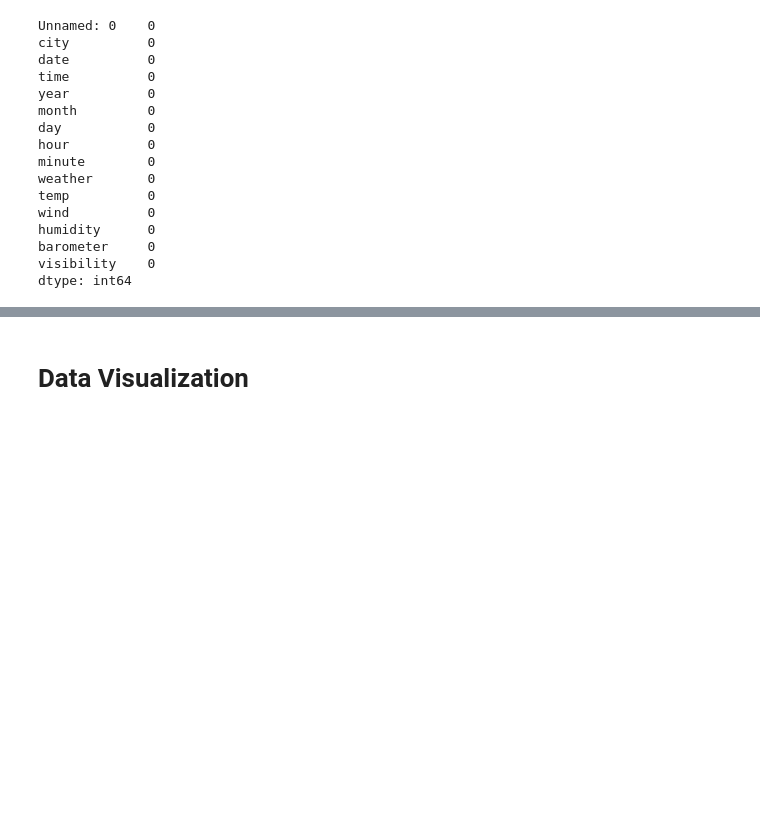
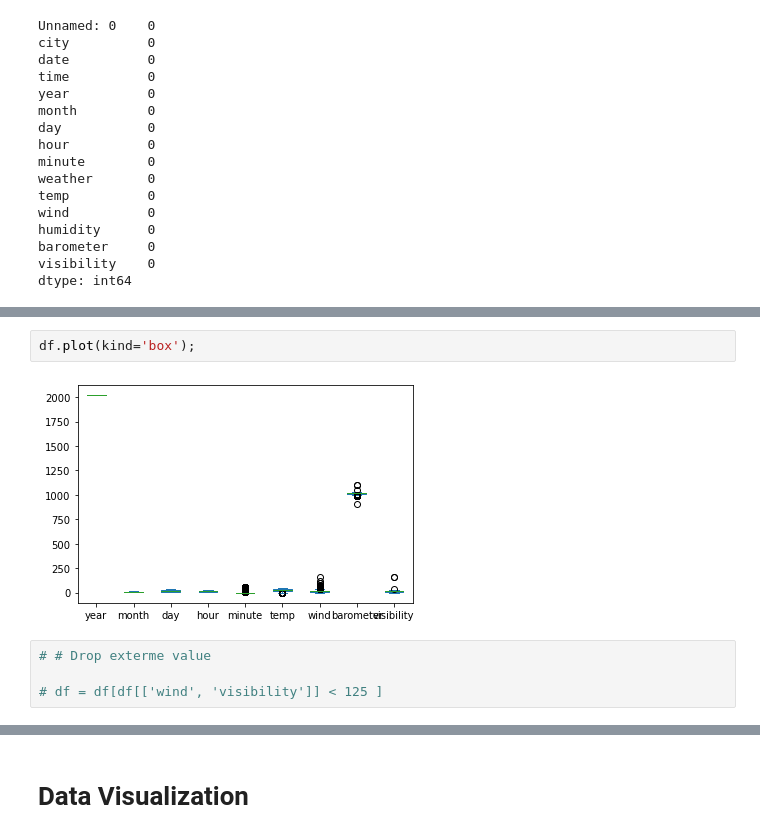
Before and after one commit to M0hannad/KSA_Weather_Prediction, a Jupyter notebook: Notebook/PROJECT.ipynb, the cells around one changed output, grey strips where cells are left out. Cells and saved outputs as stored; diff of their text form; blank space fills up the shorter version.

```diff
--- a/Notebook/PROJECT.ipynb
+++ b/Notebook/PROJECT.ipynb
@@ -182,0 +152,8 @@ dtype: int64
+# %%
+df.plot(kind='box');
+# %% [output]
+[figure, added]
+# %%
+# # Drop exterme value
+
+# df = df[df[['wind', 'visibility']] < 125 ]
```
Also changed, not shown: parts of 21 cells of this notebook.
